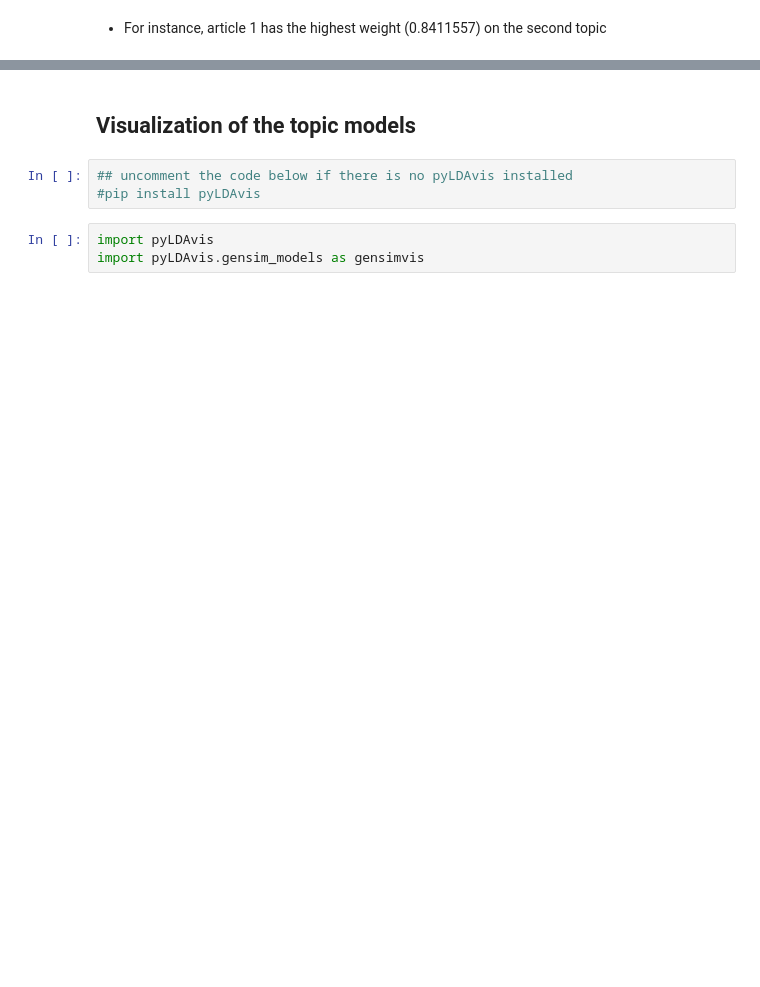
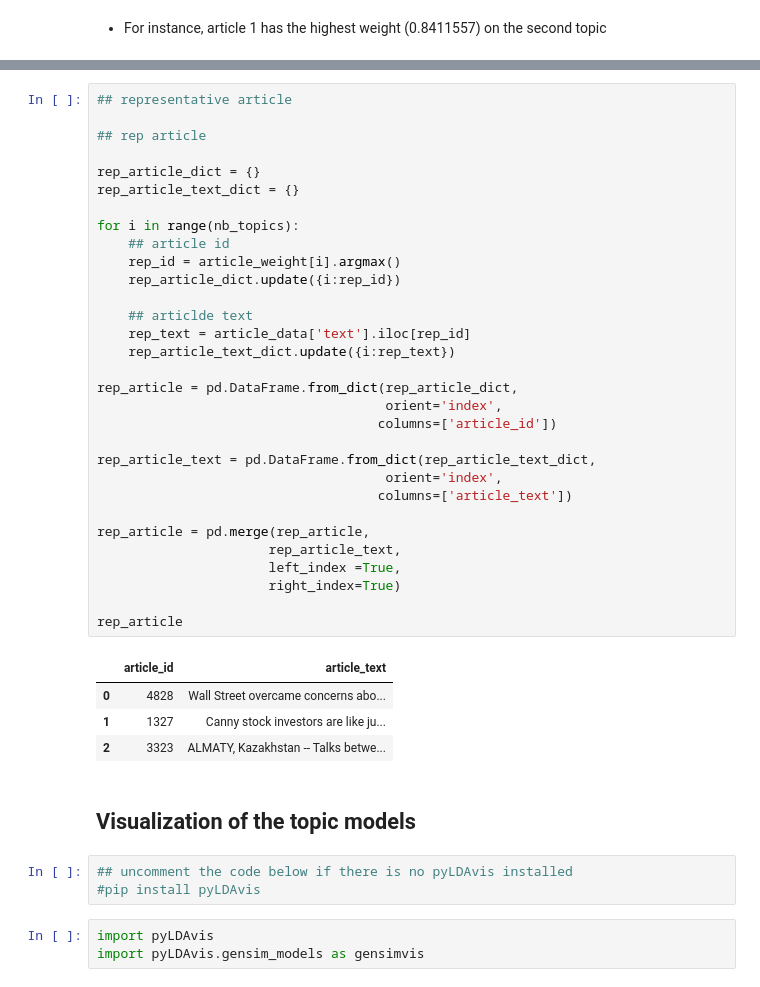
Before and after one commit to iworld1991/LDA, a Jupyter notebook: notebook/LDA-example.ipynb, the cells around one changed output, grey strips where cells are left out. Saved outputs shown, nothing was run; the diff lists cells and outputs as text; blank space fills up the shorter version.

```diff
--- a/notebook/LDA-example.ipynb
+++ b/notebook/LDA-example.ipynb
@@ -412,3 +411,39 @@ Coherence Score:  0.4179238914617071
+# %%
+## representative article
+
+## rep article
+
+rep_article_dict = {}
+rep_article_text_dict = {}
+
+for i in range(nb_topics):
+    ## article id
+    rep_id = article_weight[i].argmax()
+    rep_article_dict.update({i:rep_id})
+
+    ## articlde text
+    rep_text = article_data['text'].iloc[rep_id]
+    rep_article_text_dict.update({i:rep_text})
+
+rep_article = pd.DataFrame.from_dict(rep_article_dict,
+                                     orient='index',
+                                    columns=['article_id'])
+
+rep_article_text = pd.DataFrame.from_dict(rep_article_text_dict,
+                                     orient='index',
+                                    columns=['article_text'])
+
+rep_article = pd.merge(rep_article,
+                      rep_article_text,
+                      left_index =True,
+                      right_index=True)
+
+rep_article
+# %% [output]
+|  | article_id | article_text |
+| 0 | 4828 | Wall Street overcame concerns abo... |
+| 1 | 1327 | Canny stock investors are like ju... |
+| 2 | 3323 | ALMATY, Kazakhstan -- Talks betwe... |
 # %% [markdown]
 ## Visualization of the topic models
 # %%
```
Also changed, not shown: parts of 39 cells of this notebook, 7 other files.
